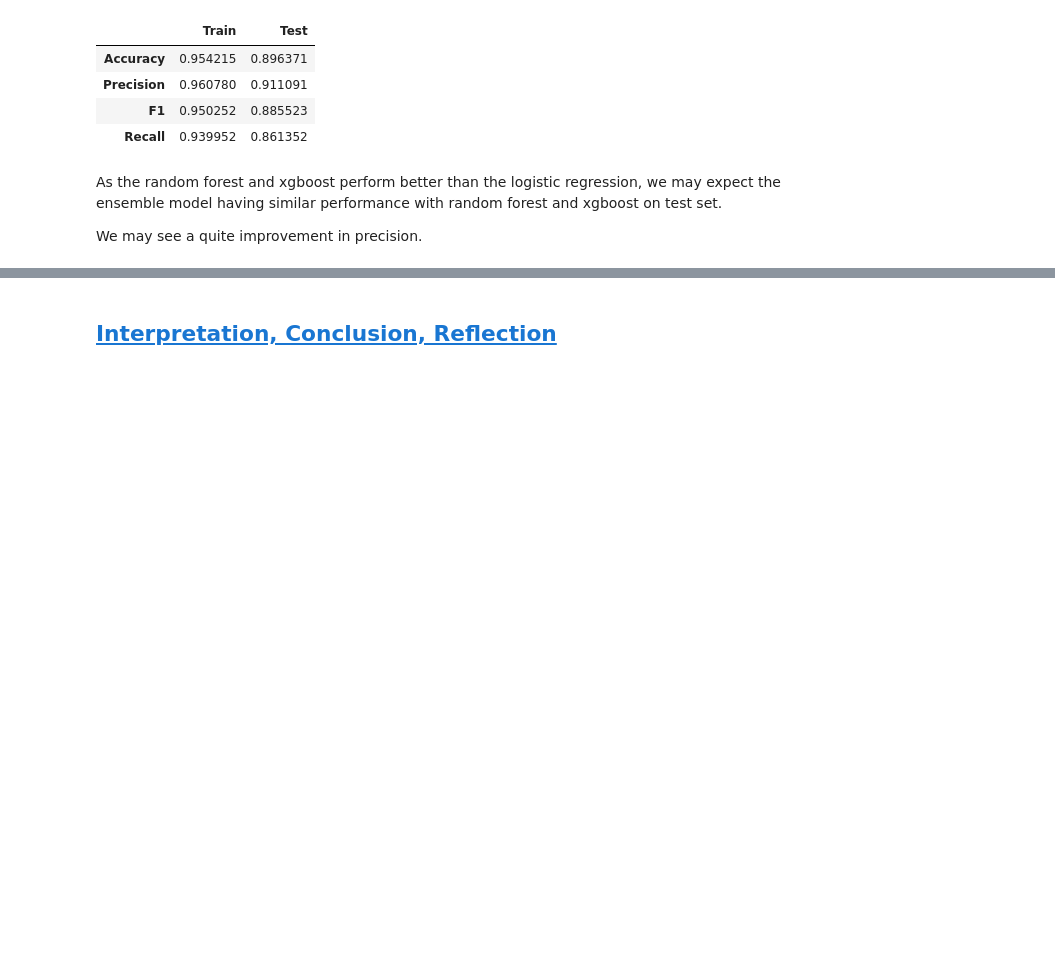
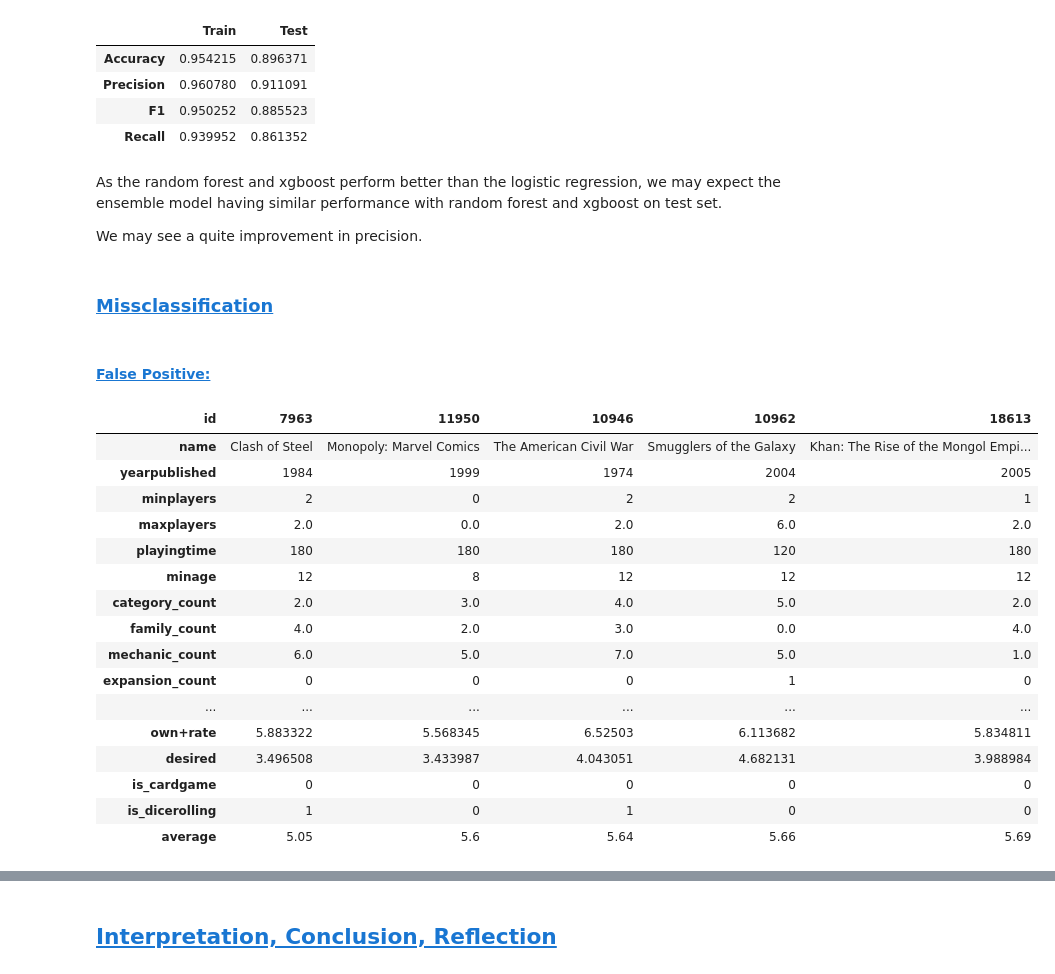
Before and after one commit to Fredfreddo/SI618_24W_project, a Jupyter notebook: project_3.ipynb, the cells around one changed output, grey strips where cells are left out. Saved outputs shown, nothing was run; the diff lists cells and outputs as text; code cells hidden in the pictures; blank space fills up the shorter version.

```diff
--- a/project_3.ipynb
+++ b/project_3.ipynb
@@ -710,3 +713,37 @@ report_model(ensemble)
 As the random forest and xgboost perform better than the logistic regression, we may expect the ensemble model having similar performance with random forest and xgboost on test set.
 
 We may see a quite improvement in precision.
+# %% [markdown]
+### <a id='toc2_6_9_'></a>[Missclassification](#toc0_)
+# %% [markdown]
+#### <a id='toc2_6_9_1_'></a>[False Positive:](#toc0_)
+# %%
+# get missclassified false positive in all models
+logistic_fp = test_data[(best_logistic.predict(test_X) == 1) & (test_y == 0)]
+knn_fp = test_data[(best_knn.predict(test_X) == 1) & (test_y == 0)]
+rf_fp = test_data[(best_rf.predict(test_X) == 1) & (test_y == 0)]
+xgb_fp = test_data[(best_xgb.predict(test_X) == 1) & (test_y == 0)]
+ensemble_fp = test_data[(ensemble.predict(test_X) == 1) & (test_y == 0)]
+# get the intersaction of all false positives (code helped by copilot)
+all_fp = logistic_fp.index.intersection(knn_fp.index).intersection(rf_fp.index).intersection(xgb_fp.index).intersection(ensemble_fp.index)
+# %%
+core_data['average'] = ready_data['average']
+core_data.loc[all_fp].sort_values('average', ascending=True).head(5).T
+# %% [output]
+| id | 7963 | 11950 | 10946 | 10962 | 18613 |
+| name | Clash of Steel | Monopoly: Marvel Comics | The American Civil War | Smugglers of the Galaxy | Khan: The Rise of the Mongol Empi... |
+| yearpublished | 1984 | 1999 | 1974 | 2004 | 2005 |
+| minplayers | 2 | 0 | 2 | 2 | 1 |
+| maxplayers | 2.0 | 0.0 | 2.0 | 6.0 | 2.0 |
+| playingtime | 180 | 180 | 180 | 120 | 180 |
+| minage | 12 | 8 | 12 | 12 | 12 |
+| category_count | 2.0 | 3.0 | 4.0 | 5.0 | 2.0 |
+| family_count | 4.0 | 2.0 | 3.0 | 0.0 | 4.0 |
+| mechanic_count | 6.0 | 5.0 | 7.0 | 5.0 | 1.0 |
+| expansion_count | 0 | 0 | 0 | 1 | 0 |
+| ... | ... | ... | ... | ... | ... |
+| own+rate | 5.883322 | 5.568345 | 6.52503 | 6.113682 | 5.834811 |
+| desired | 3.496508 | 3.433987 | 4.043051 | 4.682131 | 3.988984 |
+| is_cardgame | 0 | 0 | 0 | 0 | 0 |
+| is_dicerolling | 1 | 0 | 1 | 0 | 0 |
+| average | 5.05 | 5.6 | 5.64 | 5.66 | 5.69 |
```
Also changed, not shown: parts of 7 cells of this notebook, 1 other file.
